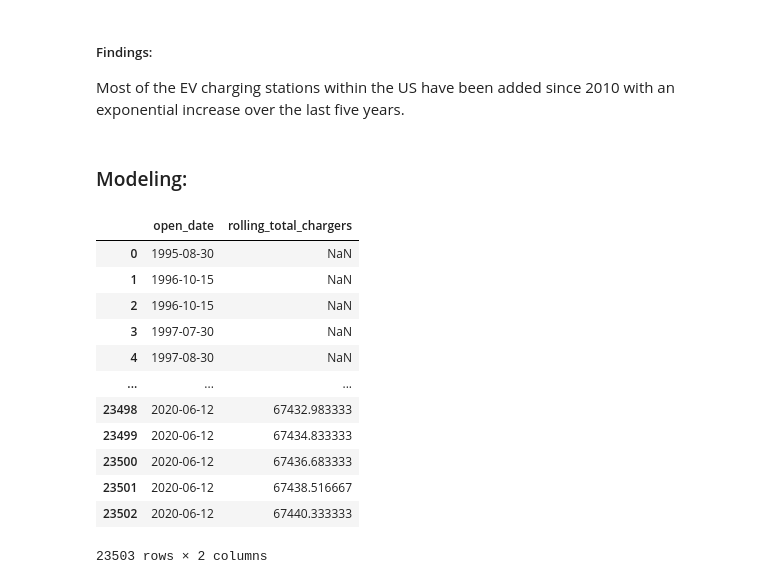
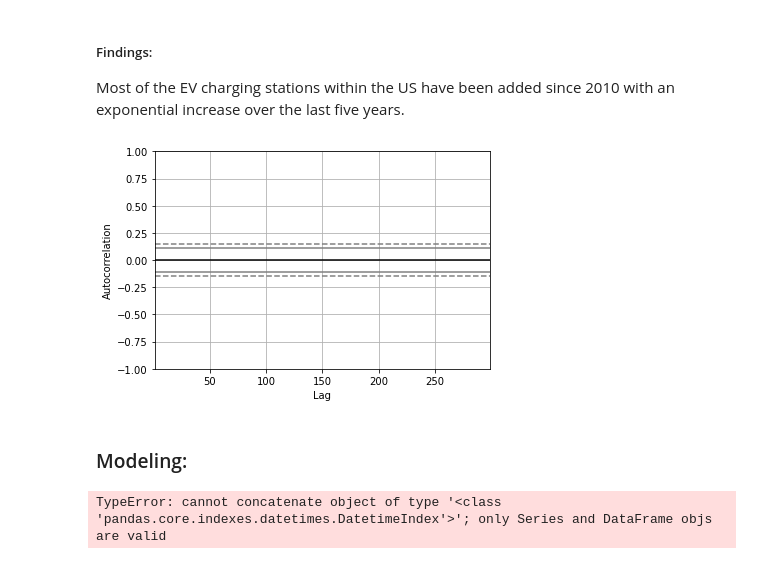
Before and after one commit to jeffakins/EV_Charger_Growth, a Jupyter notebook: individual_project.ipynb, the cells around one changed output. Saved outputs shown, nothing was run; the diff lists cells and outputs as text; code cells hidden in the pictures.

```diff
--- a/individual_project.ipynb
+++ b/individual_project.ipynb
@@ -165,29 +165,24 @@ plt.show()
 # %% [markdown]
 ##### Findings:
 Most of the EV charging stations within the US have been added since 2010 with an exponential increase over the last five years.
+# %%
+train = train.set_index('open_date')
+validate = validate.set_index('open_date')
+test = test.set_index('open_date')
 # %%
-#pd.plotting.autocorrelation_plot(train.open_date.resample('M').mean())
+pd.plotting.autocorrelation_plot(train.resample('M').mean())
+plt.show()
+# %% [output]
+[figure, added]
 # %% [markdown]
 ### Modeling:
 # %%
 roller = train['rolling_total_chargers'].rolling(60).mean()
 roller = pd.DataFrame(roller)
-compare_roller = pd.concat([train.open_date, roller], axis=1)
+compare_roller = pd.concat([train.index, roller], axis=1)
 compare_roller
 # %% [output]
-|  | open_date | rolling_total_chargers |
-| 0 | 1995-08-30 | NaN |
-| 1 | 1996-10-15 | NaN |
-| 2 | 1996-10-15 | NaN |
-| 3 | 1997-07-30 | NaN |
-| 4 | 1997-08-30 | NaN |
-| ... | ... | ... |
-| 23498 | 2020-06-12 | 67432.983333 |
-| 23499 | 2020-06-12 | 67434.833333 |
-| 23500 | 2020-06-12 | 67436.683333 |
-| 23501 | 2020-06-12 | 67438.516667 |
-| 23502 | 2020-06-12 | 67440.333333 |
-23503 rows × 2 columns
+TypeError: cannot concatenate object of type '<class 'pandas.core.indexes.datetimes.DatetimeIndex'>'; only Series and DataFrame objs are valid
 # %%
 # Moving Average Plot
 plt.figure(figsize=(16,8))
```
Also changed, not shown: parts of 9 cells of this notebook.
